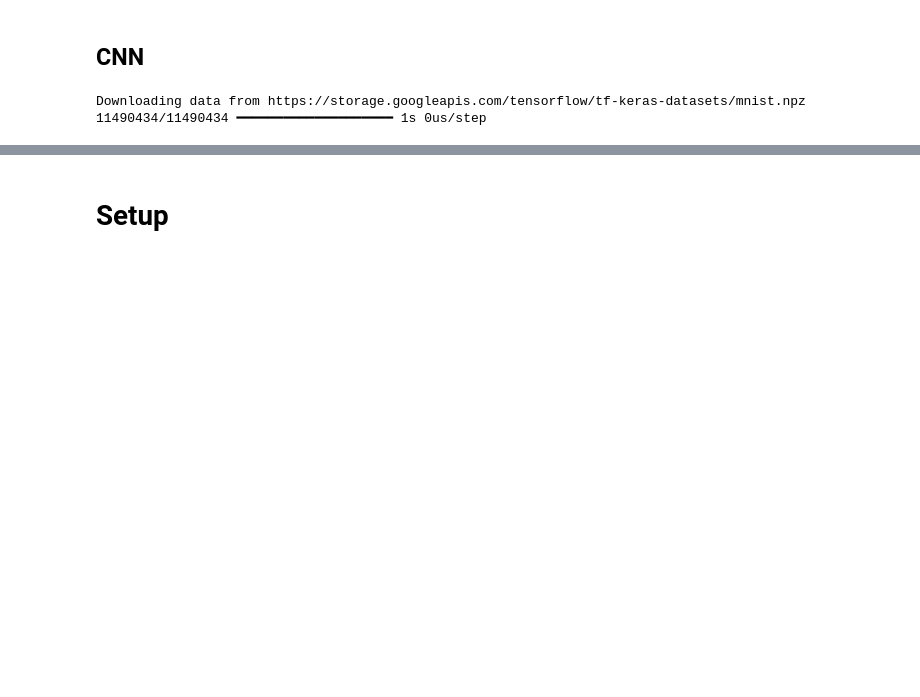
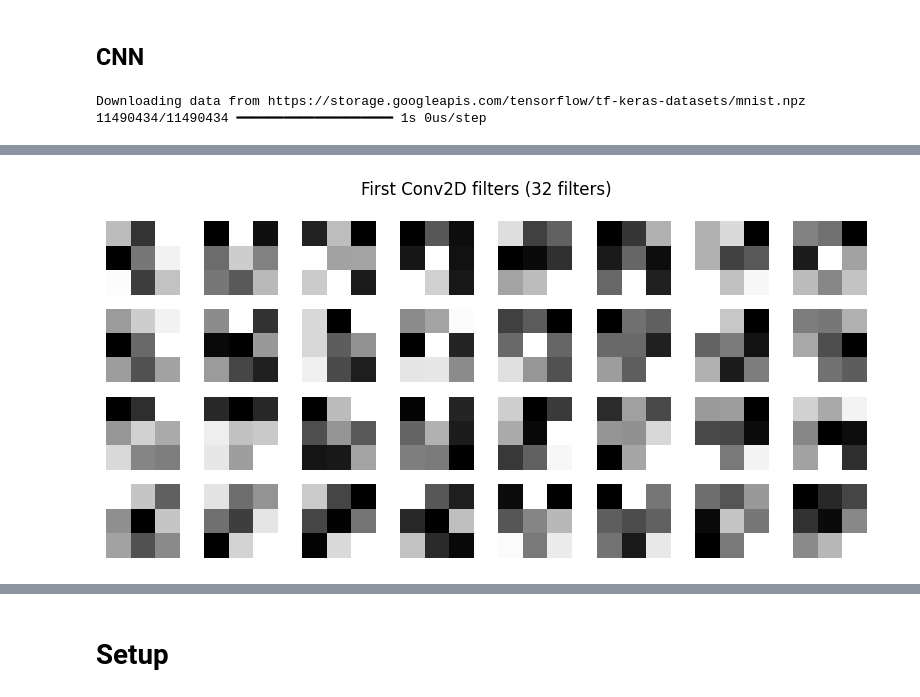
Before and after one commit to irnikesh/data-science, a Jupyter notebook: hands-on-machine-learning/exercises/03_classification.ipynb, the cells around one changed output, grey strips where cells are left out. Cells and saved outputs as stored; diff of their text form; code cells hidden in the pictures; blank space fills up the shorter version.

```diff
--- a/hands-on-machine-learning/exercises/03_classification.ipynb
+++ b/hands-on-machine-learning/exercises/03_classification.ipynb
@@ -400,0 +381,4 @@ array([[[0, 0, 0, ..., 0, 0, 0],
+# %%
+# normalize between [0, 1]
+xtr = (xtr/255.0).astype("float32")[...,None]
+xte = (xte/255.0).astype("float32")[...,None]
@@ -469,0 +422,4 @@ else:
+# %%
+xb, yb = next(iter(ds_train))
+loss, acc = model.train_on_batch(xb, yb)
+print(f"After 1 batch -> loss:{loss:.4f}, acc:{acc:.4f}")
@@ -469,0 +428,37 @@ else:
+# %%
+import tensorflow as tf
+import matplotlib.pyplot as plt
+import numpy as np
+
+# find first Conv2D layer
+conv_layer = None
+for layer in model.layers:
+    if isinstance(layer, tf.keras.layers.Conv2D):
+        conv_layer = layer
+        break
+
+if conv_layer is None:
+    raise ValueError("No Conv2D layer found in model!")
+
+# get weights
+w = conv_layer.get_weights()[0]  # shape: (kernel_h, kernel_w, in_channels, out_channels)
+
+# normalize for display
+wmin, wmax = w.min(), w.max()
+w_vis = (w - wmin) / (wmax - wmin + 1e-8)
+
+# plot up to 32 filters
+n_filters = min(w_vis.shape[-1], 32)
+
+plt.figure(figsize=(8,4))
+for i in range(n_filters):
+    plt.subplot(4,8,i+1)
+    # show channel 0 (MNIST is grayscale so in_channels = 1)
+    plt.imshow(w_vis[:,:,0,i], cmap="gray")
+    plt.axis("off")
+
+plt.suptitle(f"First Conv2D filters ({n_filters} filters)")
+plt.tight_layout()
+plt.show()
+# %% [output]
+[figure, added]
```
Also changed, not shown: parts of 11 cells of this notebook.
